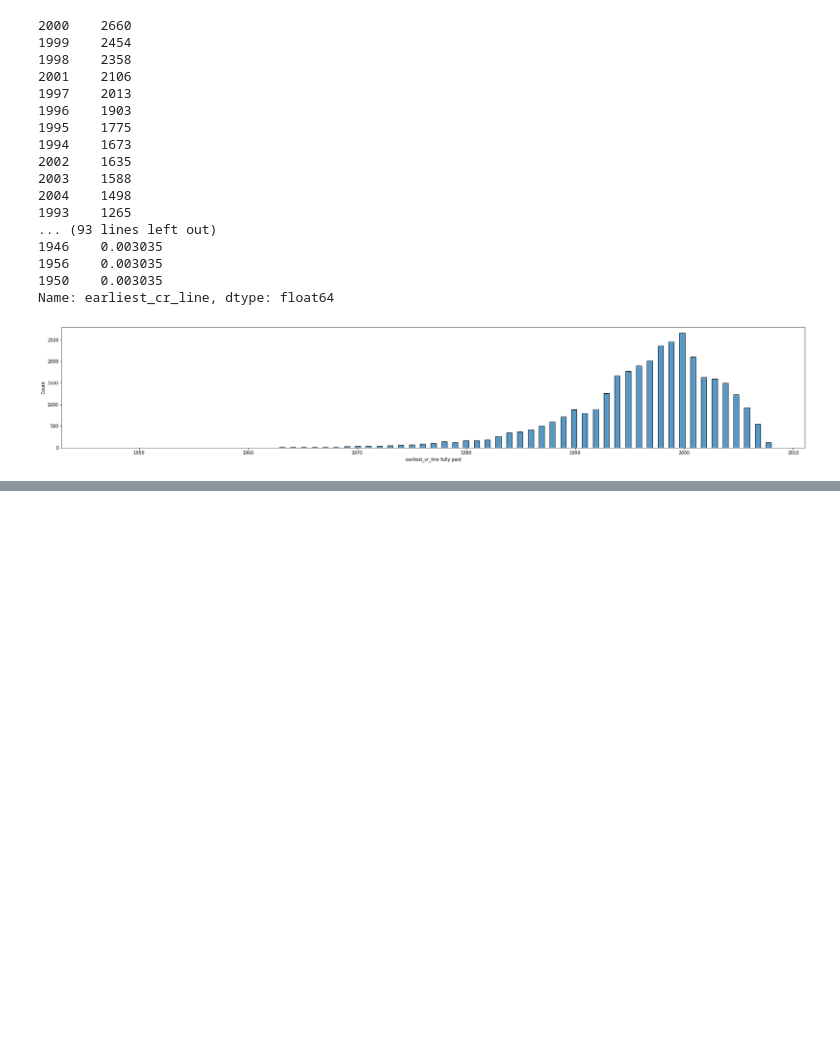
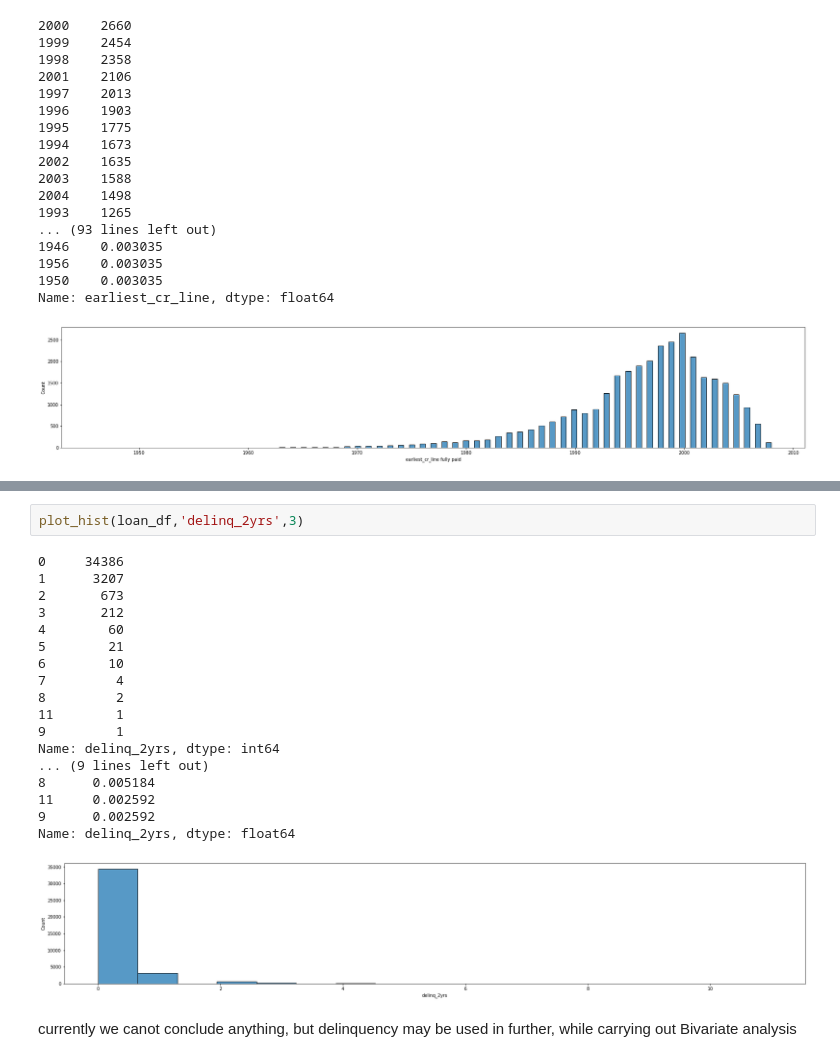
Before and after one commit to rickym99/lendingclub_casestudy, a Jupyter notebook: LCCS-Test.ipynb, the cells around one changed output, grey strips where cells are left out. Drawn from its saved outputs; the diff is of its cells as text; blank space fills up the shorter version.

Commit message:
lending_club_univar_analysis0.2

```diff
--- a/LCCS-Test.ipynb
+++ b/LCCS-Test.ipynb
@@ -844,0 +854,23 @@ Name: earliest_cr_line, dtype: float64
+# %%
+plot_hist(loan_df,'delinq_2yrs',3)
+# %% [output]
+0     34386
+1      3207
+2       673
+3       212
+4        60
+5        21
+6        10
+7         4
+8         2
+11        1
+9         1
+Name: delinq_2yrs, dtype: int64
+... (9 lines left out)
+8      0.005184
+11     0.002592
+9      0.002592
+Name: delinq_2yrs, dtype: float64
+[figure, added]
+# %% [markdown]
+currently we canot conclude anything, but delinquency may be used in further, while carrying out Bivariate analysis
```
Also changed, not shown: parts of 54 cells of this notebook.
